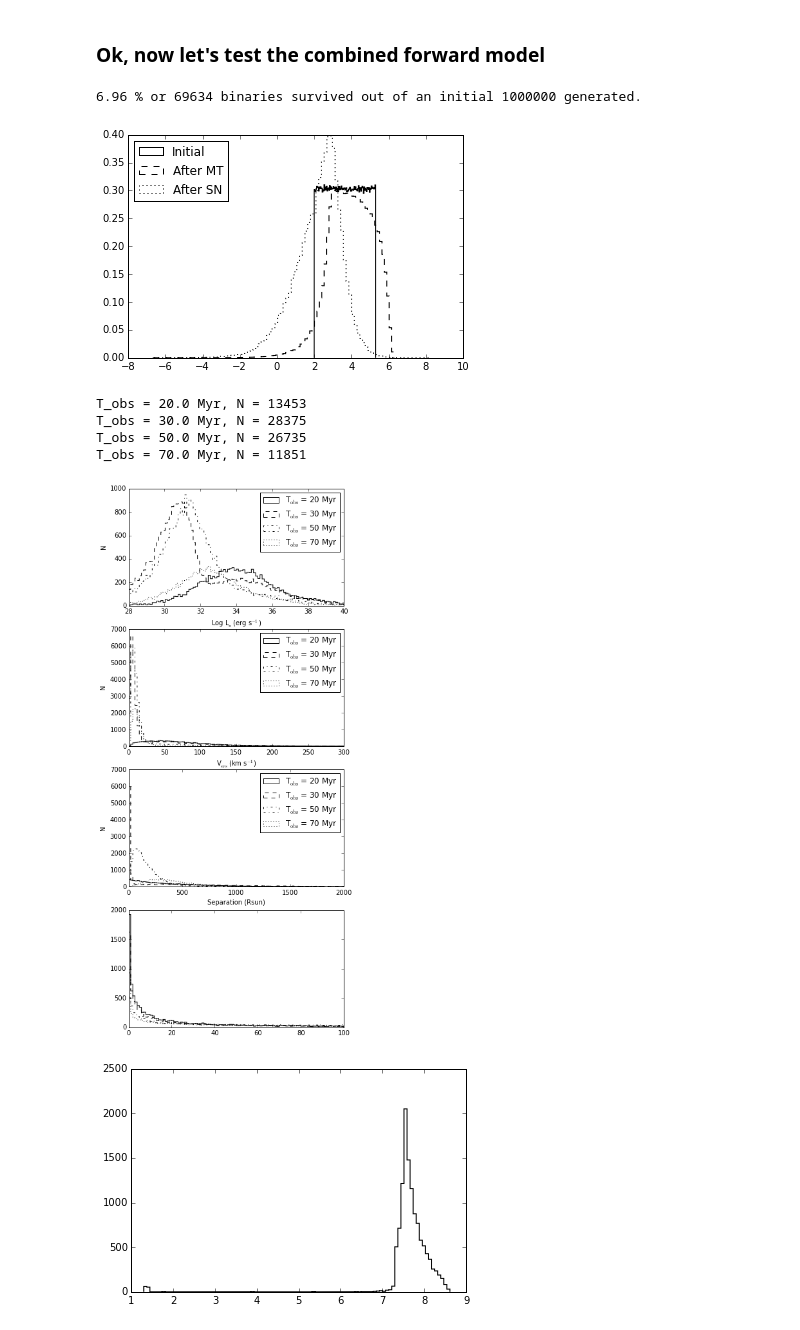
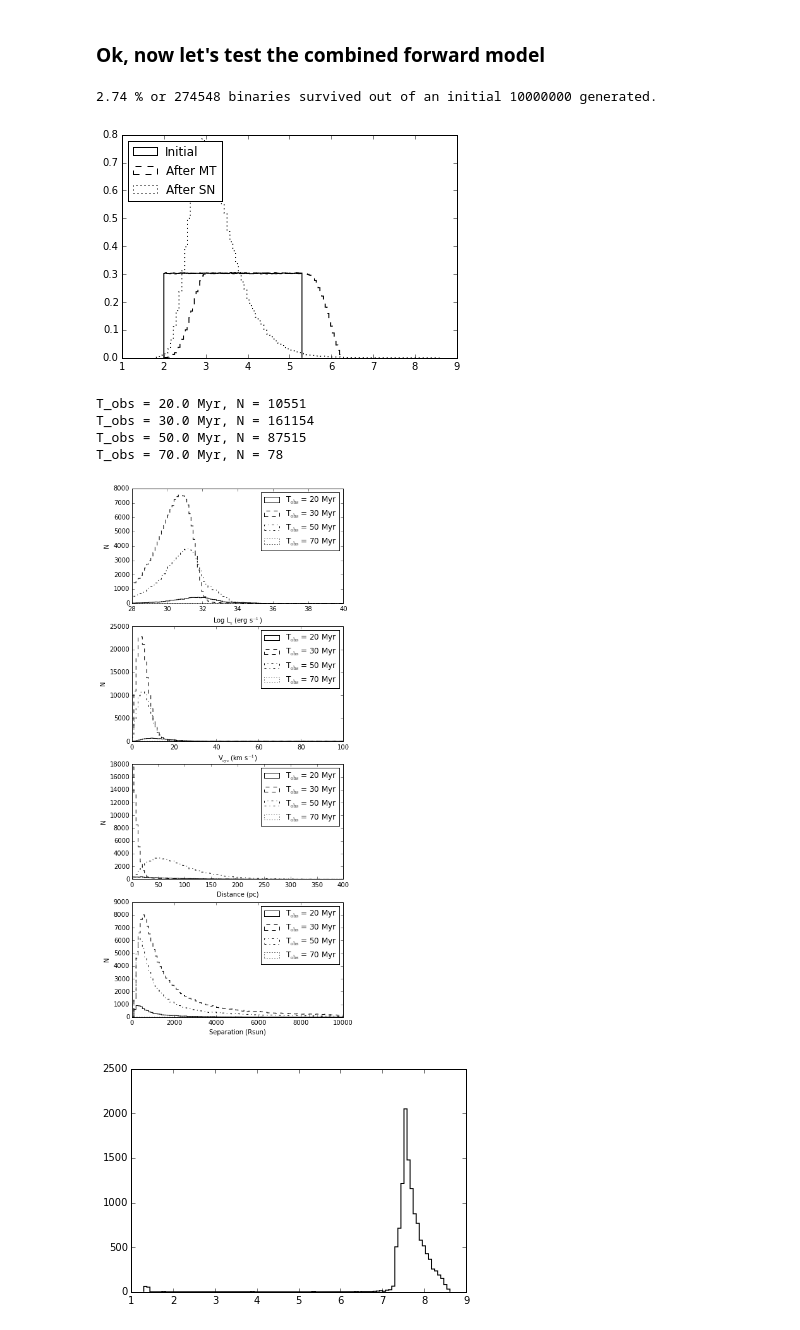
Before and after one commit to astroJeff/XRB, a Jupyter notebook: notebooks/XRB Probability.ipynb, the cells around one changed output. Drawn from its saved outputs; the diff is of its cells as text; code cells hidden in the pictures.

```diff
--- a/notebooks/XRB Probability.ipynb
+++ b/notebooks/XRB Probability.ipynb
@@ -571,11 +571,11 @@ def get_A(a1, a2, N):
 
 # Get random deviates
 
-N = 1000000     # Number of random values to obtain
+N = 10000000     # Number of random values to obtain
 n_bins = 100   # Number of bins for histogram
 
 M1_min = 8.0   # Minimum primary mass
-M1_max = 20.0  # Maximum primary mass
+M1_max = 30.0  # Maximum primary mass
 alpha = -2.35  # IMF power law index
 sigma_Fe = 265.0  # Kick velocity maxwellian dispersion - Fe-core SN
 sigma_ECS = 50.0  # Kick velocity maxwellian dispersion - ECS
@@ -626,7 +626,7 @@ M_2_c = M_2_b[np.where(abs(e_tmp-0.5)<0.5)]
 
 print float(int(len(M_2_c)/float(N)*10000.0))/100.0, "% or", len(M_2_c), "binaries survived out of an initial", N, "generated."
 # %% [output]
-6.96 % or 69634 binaries survived out of an initial 1000000 generated.
+2.74 % or 274548 binaries survived out of an initial 10000000 generated.
 # %%
 
 
@@ -648,7 +648,7 @@ plt.legend(loc=2)
 
 plt.show()
 # %% [output]
-[figure, old version]
+[figure, new version]
 # %%
 plt.figure(figsize=(6,15))
 
@@ -663,17 +663,17 @@ print "T_obs =",t_obs, "Myr, N =", len(L_x[np.where(L_x != 0)])
 plt.subplot(411)
 plt.hist(np.log10(L_x[np.where(L_x != 0)]), range=(28,40), histtype='step', color='k', bins=n_bins, label=r"T$_{\rm obs}$ = 20 Myr")
 plt.subplot(412)
-plt.hist(v_sys[np.where(L_x != 0)], range=(0,300.0), histtype='step', color='k', bins=n_bins, label=r"T$_{\rm obs}$ = 20 Myr")
+plt.hist(v_sys[np.where(L_x != 0)], range=(0,100.0), histtype='step', color='k', bins=n_bins, label=r"T$_{\rm obs}$ = 20 Myr")
 plt.subplot(413)
 time_after_SN = t_obs - func_sse_tmax((M_1_a[np.where(abs(e_tmp-0.5)<0.5)])[np.where(L_x != 0)])
 distance = v_sys[np.where(L_x != 0)]*km_to_cm/pc_to_cm * time_after_SN * yr_to_sec * 1.0e6
-plt.hist(distance, range=(0,2000), histtype='step', color='k', bins=n_bins, label=r"T$_{\rm obs}$ = 20 Myr")
+plt.hist(distance, range=(0,400), histtype='step', color='k', bins=n_bins, label=r"T$_{\rm obs}$ = 20 Myr")
 
 M_1_a_final = M_1_a_tmp[np.where(L_x != 0)]
 M_2_a_final = M_2_a_tmp[np.where(L_x != 0)]
 A_a_final = A_a_tmp[np.where(L_x != 0)]
 plt.subplot(414)
-plt.hist(A_c[np.where(L_x != 0)], range=(0.0, 1.0e2), histtype='step', color='k', bins=n_bins, label=r"T$_{\rm obs}$ = 20 Myr")
+plt.hist(A_c[np.where(L_x != 0)], range=(0.0, 1.0e4), histtype='step', color='k', bins=n_bins, label=r"T$_{\rm obs}$ = 20 Myr")
 
 
 
@@ -686,13 +686,13 @@ print "T_obs =",t_obs, "Myr, N =", len(L_x[np.where(L_x != 0)])
 plt.subplot(411)
 plt.hist(np.log10(L_x[np.where(L_x != 0)]), range=(28,40), histtype='step', color='k', linestyle='dashed', bins=n_bins, label=r"T$_{\rm obs}$ = 30 Myr")
 plt.subplot(412)
-plt.hist(v_sys[np.where(L_x != 0)], range=(0,300.0), histtype='step', color='k', linestyle='dashed', bins=n_bins, label=r"T$_{\rm obs}$ = 30 Myr")
+plt.hist(v_sys[np.where(L_x != 0)], range=(0,100.0), histtype='step', color='k', linestyle='dashed', bins=n_bins, label=r"T$_{\rm obs}$ = 30 Myr")
 plt.subplot(413)
 time_after_SN = t_obs - func_sse_tmax((M_1_a[np.where(abs(e_tmp-0.5)<0.5)])[np.where(L_x != 0)])
 distance = v_sys[np.where(L_x != 0)]*km_to_cm/pc_to_cm * time_after_SN * yr_to_sec * 1.0e6
-plt.hist(distance, range=(0,2000), histtype='step', color='k', linestyle='dashed', bins=n_bins, label=r"T$_{\rm obs}$ = 30 Myr")
+plt.hist(distance, range=(0,400), histtype='step', color='k', linestyle='dashed', bins=n_bins, label=r"T$_{\rm obs}$ = 30 Myr")
 plt.subplot(414)
-plt.hist(A_c[np.where(L_x != 0)], range=(0.0, 1.0e2), histtype='step', color='k', linestyle='dashed', bins=n_bins, label=r"T$_{\rm obs}$ = 30 Myr")
+plt.hist(A_c[np.where(L_x != 0)], range=(0.0, 1.0e4), histtype='step', color='k', linestyle='dashed', bins=n_bins, label=r"T$_{\rm obs}$ = 30 Myr")
 
 
 
@@ -705,13 +705,13 @@ print "T_obs =",t_obs, "Myr, N =", len(L_x[np.where(L_x != 0)])
 plt.subplot(411)
 plt.hist(np.log10(L_x[np.where(L_x != 0)]), range=(28,40), histtype='step', color='k', linestyle='dashdot', bins=n_bins, label=r"T$_{\rm obs}$ = 50 Myr")
 plt.subplot(412)
-plt.hist(v_sys[np.where(L_x != 0)], range=(0,300.0), histtype='step', color='k', linestyle='dashdot', bins=n_bins, label=r"T$_{\rm obs}$ = 50 Myr")
+plt.hist(v_sys[np.where(L_x != 0)], range=(0,100.0), histtype='step', color='k', linestyle='dashdot', bins=n_bins, label=r"T$_{\rm obs}$ = 50 Myr")
 plt.subplot(413)
 time_after_SN = t_obs - func_sse_tmax((M_1_a[np.where(abs(e_tmp-0.5)<0.5)])[np.where(L_x != 0)])
 distance = v_sys[np.where(L_x != 0)]*km_to_cm/pc_to_cm * time_after_SN * yr_to_sec * 1.0e6
-plt.hist(distance, range=(0,2000), histtype='step', color='k', bins=n_bins, linestyle='dashdot', label=r"T$_{\rm obs}$ = 50 Myr")
+plt.hist(distance, range=(0,400), histtype='step', color='k', bins=n_bins, linestyle='dashdot', label=r"T$_{\rm obs}$ = 50 Myr")
 plt.subplot(414)
-plt.hist(A_c[np.where(L_x != 0)], range=(0.0, 1.0e2), histtype='step', color='k', linestyle='dashdot', bins=n_bins, label=r"T$_{\rm obs}$ = 50 Myr")
+plt.hist(A_c[np.where(L_x != 0)], range=(0.0, 1.0e4), histtype='step', color='k', linestyle='dashdot', bins=n_bins, label=r"T$_{\rm obs}$ = 50 Myr")
 
 
 
@@ -724,47 +724,47 @@ print "T_obs =",t_obs, "Myr, N =", len(L_x[np.where(L_x != 0)])
 plt.subplot(411)
 plt.hist(np.log10(L_x[np.where(L_x != 0)]), range=(28,40), histtype='step', color='k', linestyle='dotted', bins=n_bins, label=r"T$_{\rm obs}$ = 70 Myr")
 plt.subplot(412)
-plt.hist(v_sys[np.where(L_x != 0)], range=(0,300.0), histtype='step', color='k', linestyle='dotted', bins=n_bins, label=r"T$_{\rm obs}$ = 70 Myr")
+plt.hist(v_sys[np.where(L_x != 0)], range=(0,100.0), histtype='step', color='k', linestyle='dotted', bins=n_bins, label=r"T$_{\rm obs}$ = 70 Myr")
 plt.subplot(413)
 time_after_SN = t_obs - func_sse_tmax((M_1_a[np.where(abs(e_tmp-0.5)<0.5)])[np.where(L_x != 0)])
 distance = v_sys[np.where(L_x != 0)]*km_to_cm/pc_to_cm * time_after_SN * yr_to_sec * 1.0e6
-plt.hist(distance, range=(0,2000), histtype='step', color='k', linestyle='dotted', bins=n_bins, label=r"T$_{\rm obs}$ = 70 Myr")
+plt.hist(distance, range=(0,400), histtype='step', color='k', linestyle='dotted', bins=n_bins, label=r"T$_{\rm obs}$ = 70 Myr")
 plt.subplot(414)
-plt.hist(A_c[np.where(L_x != 0)], range=(0.0, 1.0e2), histtype='step', color='k', linestyle='dotted', bins=n_bins, label=r"T$_{\rm obs}$ = 70 Myr")
+plt.hist(A_c[np.where(L_x != 0)], range=(0.0, 1.0e4), histtype='step', color='k', linestyle='dotted', bins=n_bins, label=r"T$_{\rm obs}$ = 70 Myr")
 
 
 # Make plots pretty
 plt.subplot(411)
 plt.xlabel(r"Log L$_{\rm x}$ (erg s$^{-1}$)")
 plt.ylabel("N")
 plt.legend(loc=1)
 
 
 plt.subplot(412)
 plt.xlabel(r"V$_{\rm sys}$ (km s$^{-1}$)")
 plt.ylabel("N")
 plt.legend()
 
 
 plt.subplot(413)
 plt.xlabel("Distance (pc)")
 plt.ylabel("N")
 plt.legend()
 
 
-plt.subplot(413)
+plt.subplot(414)
 plt.xlabel("Separation (Rsun)")
 plt.ylabel("N")
 plt.legend()
 
 
 plt.show()
 # %% [output]
-T_obs = 20.0 Myr, N = 13453
-T_obs = 30.0 Myr, N = 28375
-T_obs = 50.0 Myr, N = 26735
-T_obs = 70.0 Myr, N = 11851
+T_obs = 20.0 Myr, N = 10551
+T_obs = 30.0 Myr, N = 161154
+T_obs = 50.0 Myr, N = 87515
+T_obs = 70.0 Myr, N = 78
-[figure, old version]
+[figure, new version]
 # %%
 plt.hist(M_2_out[np.where(L_x != 0)], histtype='step', color='k', bins=n_bins)
 plt.show()
```
Also changed, not shown: 1 other file.
